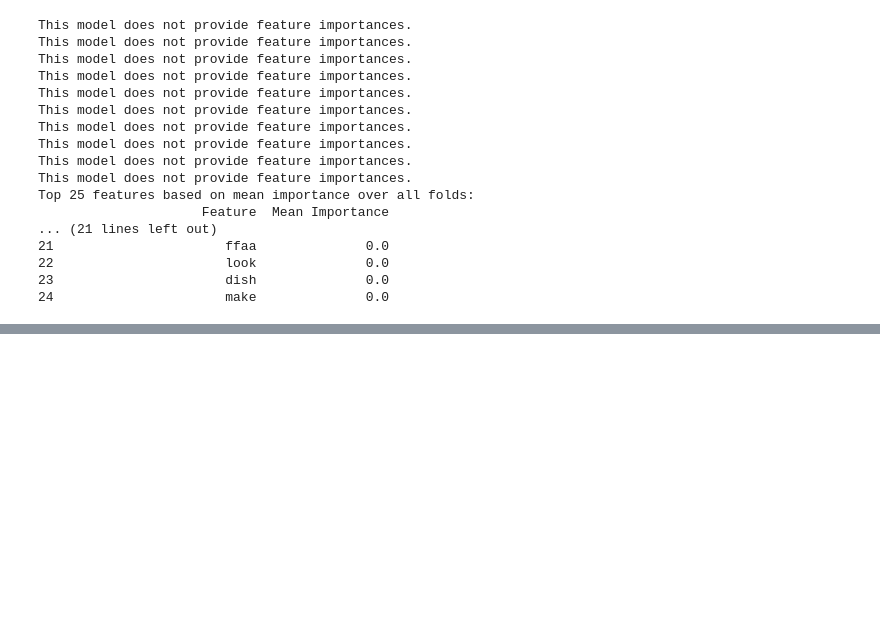
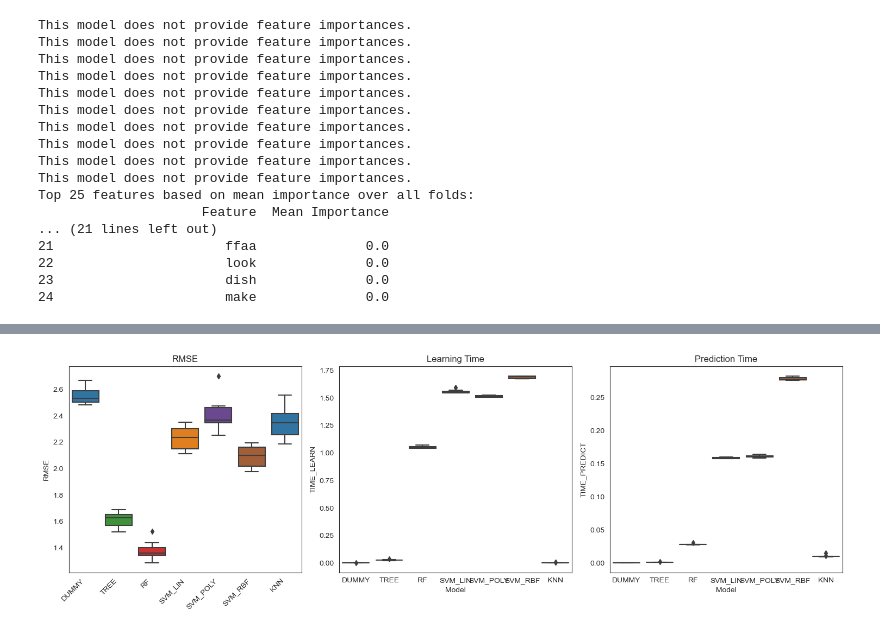
Before and after one commit to giuliofantuzzi/ML-final-project, a Jupyter notebook: code/ML-models/models_def.ipynb, the cells around one changed output, grey strips where cells are left out. Saved outputs shown, nothing was run; the diff lists cells and outputs as text; code cells hidden in the pictures; blank space fills up the shorter version.

```diff
--- a/code/ML-models/models_def.ipynb
+++ b/code/ML-models/models_def.ipynb
@@ -218 +208,26 @@ print(X.columns[278])
 user.tweets
+# %%
+fig, axs = plt.subplots(1, 3, figsize=(15, 5))
+sns.set_style('white')
+# Boxplot for RMSE
+
+sns.boxplot(data=reg_metrics_text, x="Model", y="RMSE", ax=axs[0], palette=sns.color_palette('Paired')[1::2])
+axs[0].set_title('RMSE')
+axs[0].set_xlabel('')
+axs[0].set_xticklabels(axs[0].get_xticklabels(), rotation=45, ha='right')
+#add legend with type of technique
+# Boxplot for TIME_LEARN
+sns.boxplot(data=reg_metrics_text, x="Model", y="TIME_LEARN", ax=axs[1], palette=sns.color_palette('Paired')[1::2])
+axs[1].set_title('Learning Time')
+#axs[1].set_ylim(0, 2)  # Set the y-axis limits to [0, 1]
+# Boxplot for TIME_PREDICT
+sns.boxplot(data=reg_metrics_text, x="Model", y="TIME_PREDICT", ax=axs[2], palette=sns.color_palette('Paired')[1::2])
+axs[2].set_title('Prediction Time')
+
+# Adjust layout
+plt.tight_layout()
+# Show the plot
+plt.show()
+fig.savefig('../../plots/techniques_comparison.png')
+# %% [output]
+[figure, added]
```
Also changed, not shown: parts of 13 cells of this notebook, 2 other files.
